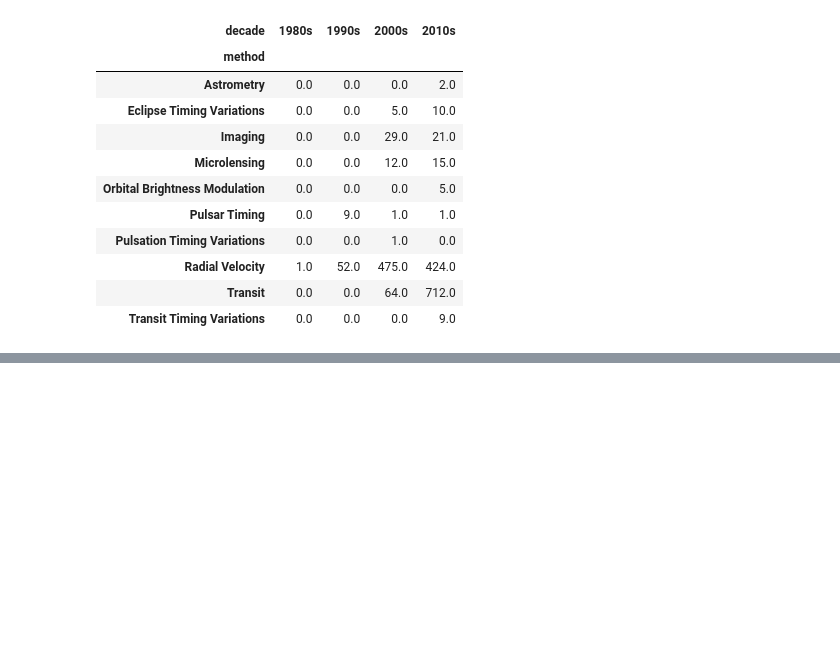
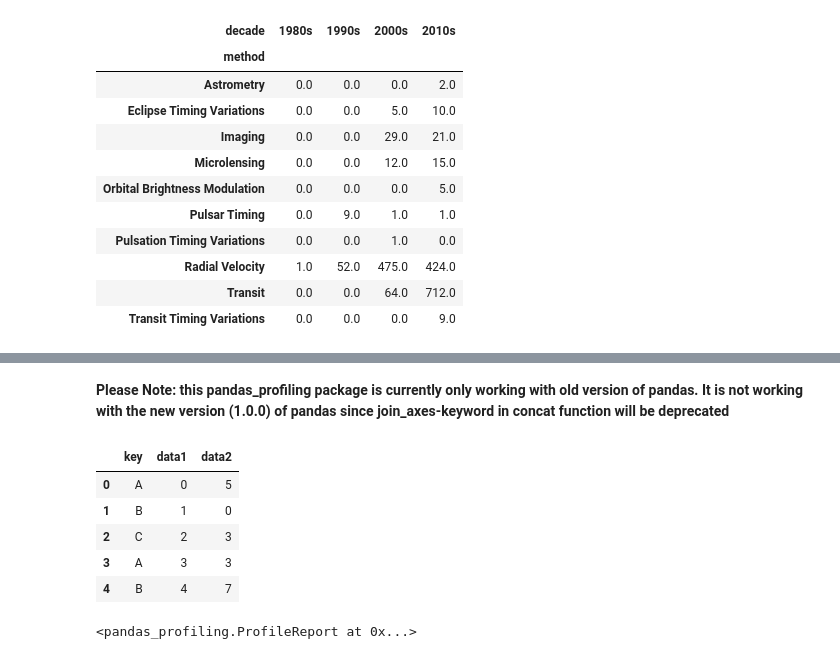
Before and after one commit to chen115y/MLOpsLearning, a Jupyter notebook: DataWrangling/Pandas.ipynb, the cells around one changed output, grey strips where cells are left out. Drawn from its saved outputs; the diff is of its cells as text; code cells hidden in the pictures; blank space fills up the shorter version.

```diff
--- a/DataWrangling/Pandas.ipynb
+++ b/DataWrangling/Pandas.ipynb
@@ -2437,0 +2223,24 @@ The benefit of ``eval``/``query`` is mainly in the saved memory, and the sometim
+# %% [markdown]
+__Please Note: this pandas_profiling package is currently only working with old version of pandas. It is not working with the new version (1.0.0) of pandas since join_axes-keyword in concat function will be deprecated__
+# %%
+# An exampel to use pandas-profiling to generate data profiling report
+import pandas as pd
+import numpy as np
+import pandas_profiling as pp
+
+rng = np.random.RandomState(0)
+df = pd.DataFrame({'key': ['A', 'B', 'C', 'A', 'B', 'C'],
+                   'data1': range(6),
+                   'data2': rng.randint(0, 10, 6)},
+                   columns = ['key', 'data1', 'data2'])
+
+df.head()
+pp.ProfileReport(df.reset_index(drop=True))
+# %% [output]
+|  | key | data1 | data2 |
+| 0 | A | 0 | 5 |
+| 1 | B | 1 | 0 |
+| 2 | C | 2 | 3 |
+| 3 | A | 3 | 3 |
+| 4 | B | 4 | 7 |
+<pandas_profiling.ProfileReport at 0x...>
```
Also changed, not shown: parts of 135 cells of this notebook, 3 other files.
